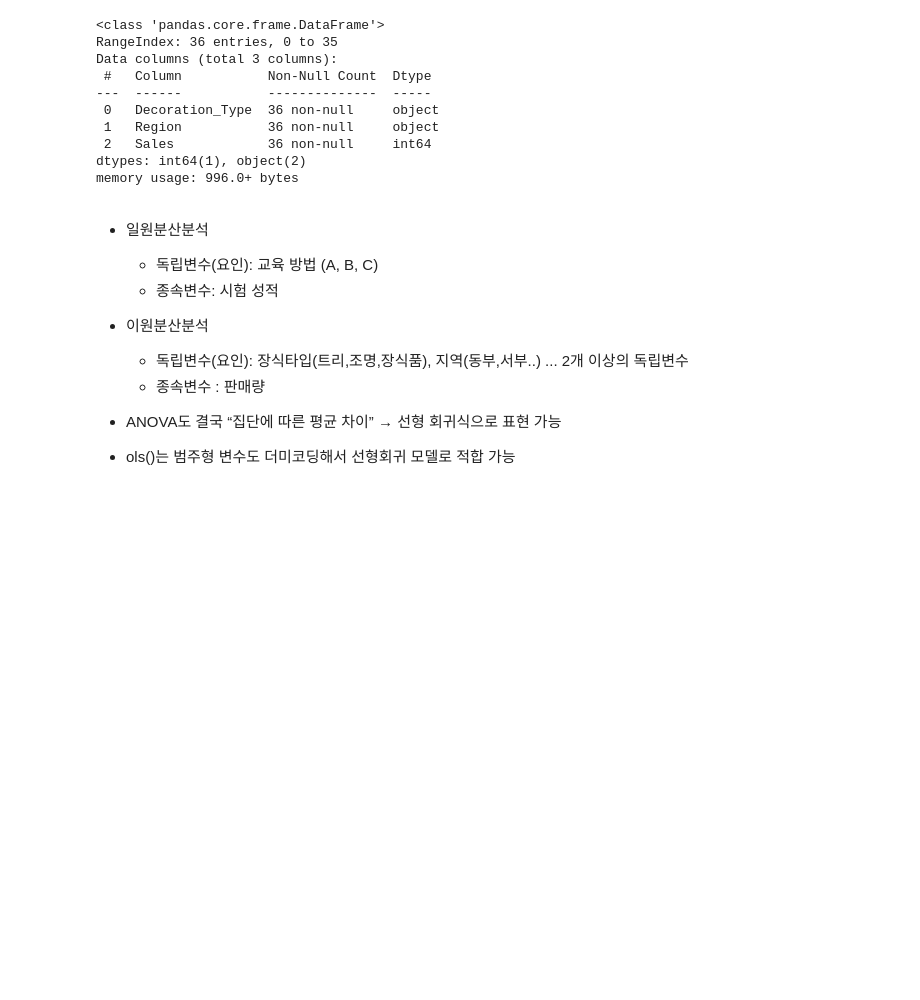
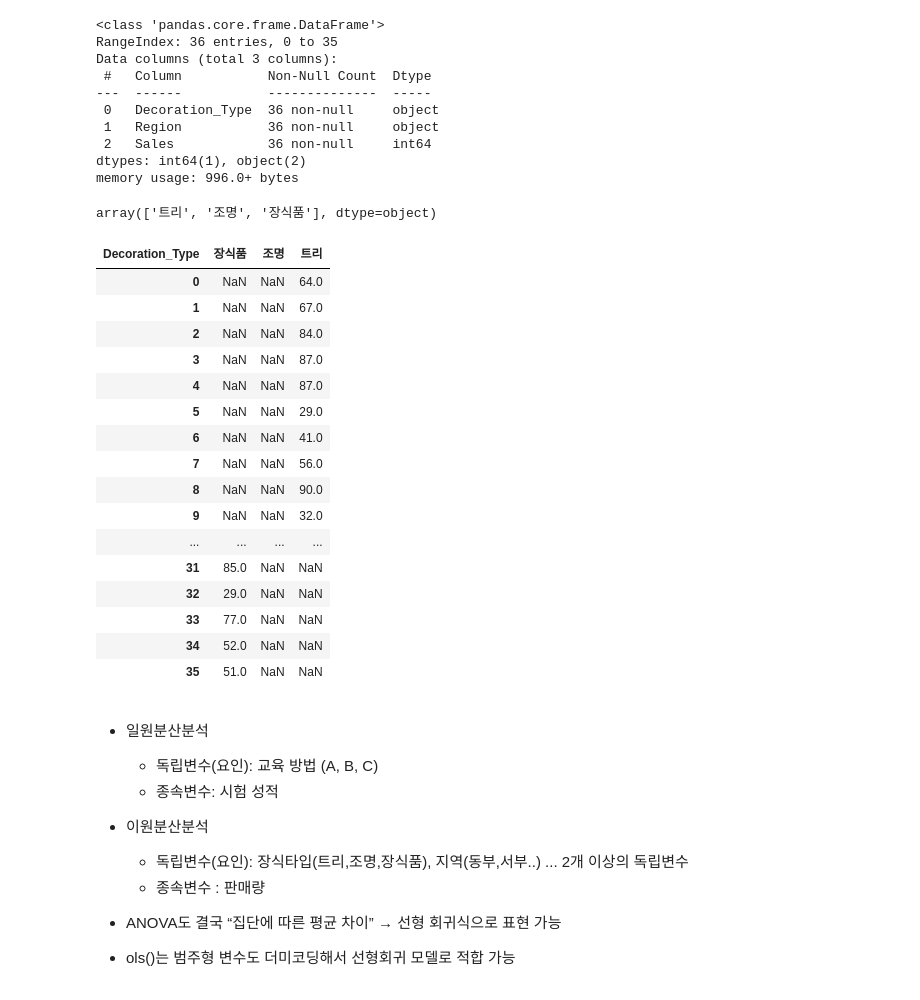
Before and after one commit to zephiris21/bigdata_analysis_study, a Jupyter notebook: t3_p1.ipynb, the cells around one changed output. Saved outputs shown, nothing was run; the diff lists cells and outputs as text; code cells hidden in the pictures; blank space fills up the shorter version.

```diff
--- a/t3_p1.ipynb
+++ b/t3_p1.ipynb
@@ -1071,3 +1157,29 @@ Data columns (total 3 columns):
  2   Sales            36 non-null     int64
 dtypes: int64(1), object(2)
 memory usage: 996.0+ bytes
+# %%
+df['Decoration_Type'].unique()
+# %% [output]
+array(['트리', '조명', '장식품'], dtype=object)
+# %%
+pivot = df.pivot(columns='Decoration_Type',values='Sales')
+# %%
+pivot
+# %% [output]
+| Decoration_Type | 장식품 | 조명 | 트리 |
+| 0 | NaN | NaN | 64.0 |
+| 1 | NaN | NaN | 67.0 |
+| 2 | NaN | NaN | 84.0 |
+| 3 | NaN | NaN | 87.0 |
+| 4 | NaN | NaN | 87.0 |
+| 5 | NaN | NaN | 29.0 |
+| 6 | NaN | NaN | 41.0 |
+| 7 | NaN | NaN | 56.0 |
+| 8 | NaN | NaN | 90.0 |
+| 9 | NaN | NaN | 32.0 |
+| ... | ... | ... | ... |
+| 31 | 85.0 | NaN | NaN |
+| 32 | 29.0 | NaN | NaN |
+| 33 | 77.0 | NaN | NaN |
+| 34 | 52.0 | NaN | NaN |
+| 35 | 51.0 | NaN | NaN |
```
Also changed, not shown: parts of 17 cells of this notebook, 46 other files.
